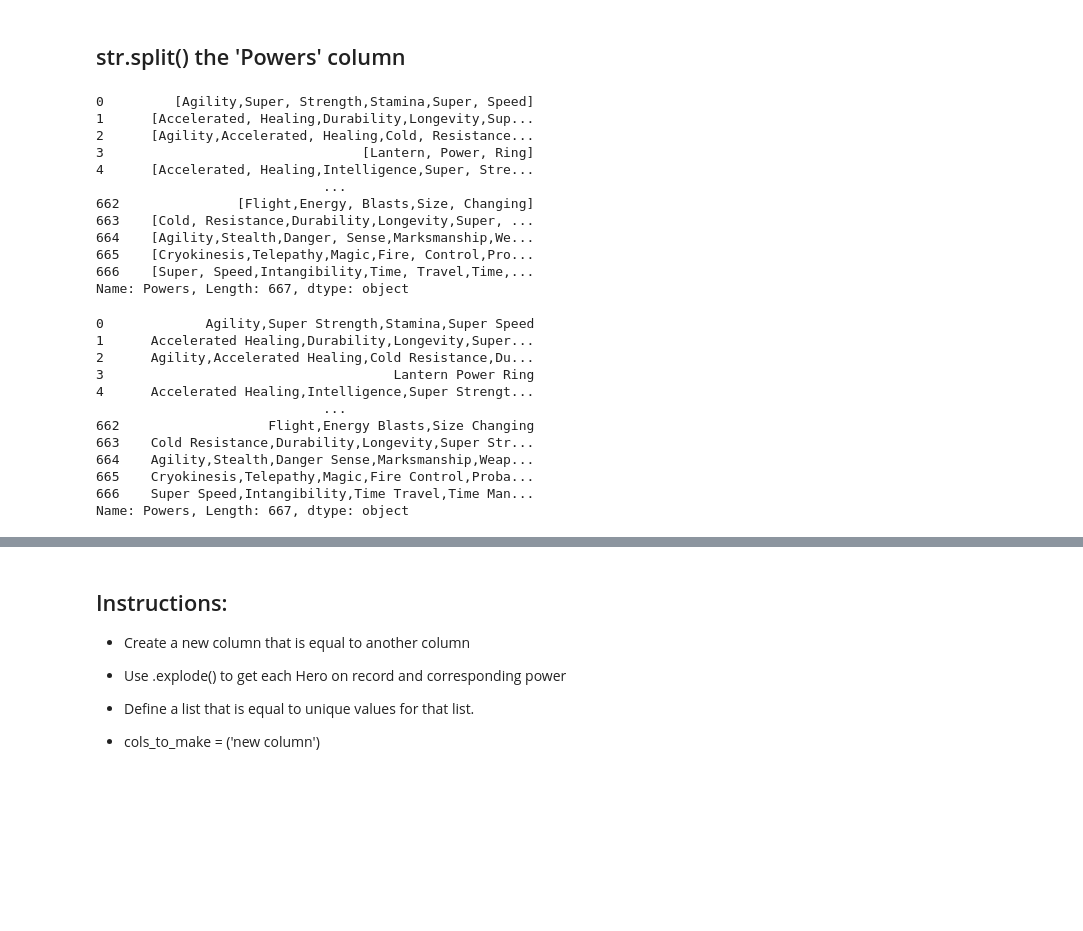
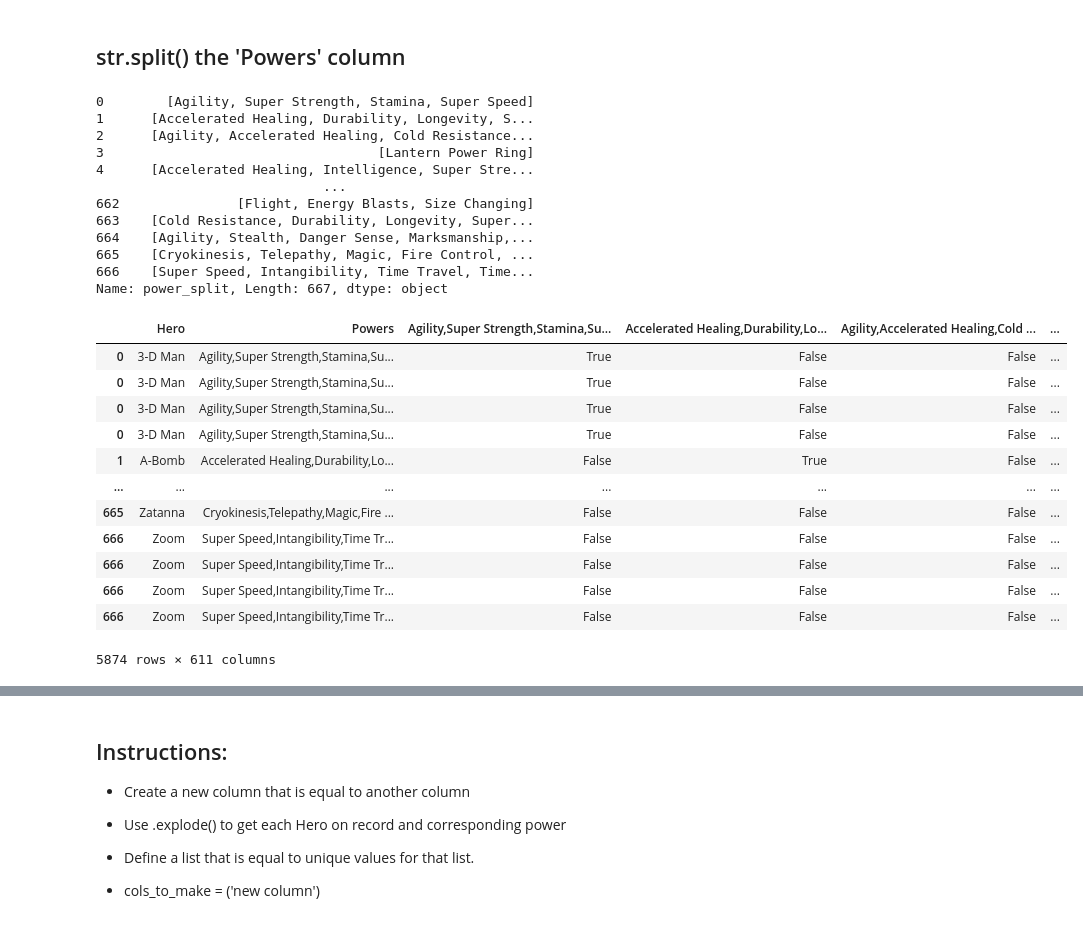
Before and after one commit to norgel/Superheroes, a Jupyter notebook: Superheroes.ipynb, the cells around one changed output, grey strips where cells are left out. Drawn from its saved outputs; the diff is of its cells as text; code cells hidden in the pictures; blank space fills up the shorter version.

```diff
--- a/Superheroes.ipynb
+++ b/Superheroes.ipynb
@@ -257,33 +255,36 @@ hero_powers['Powers'].value_counts().sum()
 ## str.split() the 'Powers' column
 # %%
 # use str.split() to get an exploded view of the 'Powers' column
-hero_powers['Powers'].str.split()
+hero_powers['power_split'] = hero_powers['Powers'].str.split(',', expand=False)
+hero_powers['power_split']
 # %% [output]
-0         [Agility,Super, Strength,Stamina,Super, Speed]
-1      [Accelerated, Healing,Durability,Longevity,Sup...
-2      [Agility,Accelerated, Healing,Cold, Resistance...
-3                                 [Lantern, Power, Ring]
-4      [Accelerated, Healing,Intelligence,Super, Stre...
+0        [Agility, Super Strength, Stamina, Super Speed]
+1      [Accelerated Healing, Durability, Longevity, S...
+2      [Agility, Accelerated Healing, Cold Resistance...
+3                                   [Lantern Power Ring]
+4      [Accelerated Healing, Intelligence, Super Stre...
                              ...
-662               [Flight,Energy, Blasts,Size, Changing]
-663    [Cold, Resistance,Durability,Longevity,Super, ...
-664    [Agility,Stealth,Danger, Sense,Marksmanship,We...
-665    [Cryokinesis,Telepathy,Magic,Fire, Control,Pro...
-666    [Super, Speed,Intangibility,Time, Travel,Time,...
-Name: Powers, Length: 667, dtype: object
+662               [Flight, Energy Blasts, Size Changing]
+663    [Cold Resistance, Durability, Longevity, Super...
+664    [Agility, Stealth, Danger Sense, Marksmanship,...
+665    [Cryokinesis, Telepathy, Magic, Fire Control, ...
+666    [Super Speed, Intangibility, Time Travel, Time...
+Name: power_split, Length: 667, dtype: object
 # %%
-hero_powers['Powers'].explode()
+power_explode = hero_powers.explode('power_split')
+power_explode
 # %% [output]
+|  | Hero | Powers | Agility,Super Strength,Stamina,Su... | Accelerated Healing,Durability,Lo... | Agility,Accelerated Healing,Cold ... | ... |
+| 0 | 3-D Man | Agility,Super Strength,Stamina,Su... | True | False | False | ... |
+| 0 | 3-D Man | Agility,Super Strength,Stamina,Su... | True | False | False | ... |
+| 0 | 3-D Man | Agility,Super Strength,Stamina,Su... | True | False | False | ... |
+| 0 | 3-D Man | Agility,Super Strength,Stamina,Su... | True | False | False | ... |
+| 1 | A-Bomb | Accelerated Healing,Durability,Lo... | False | True | False | ... |
+| ... | ... | ... | ... | ... | ... | ... |
+| 665 | Zatanna | Cryokinesis,Telepathy,Magic,Fire ... | False | False | False | ... |
+| 666 | Zoom | Super Speed,Intangibility,Time Tr... | False | False | False | ... |
+| 666 | Zoom | Super Speed,Intangibility,Time Tr... | False | False | False | ... |
+| 666 | Zoom | Super Speed,Intangibility,Time Tr... | False | False | False | ... |
+| 666 | Zoom | Super Speed,Intangibility,Time Tr... | False | False | False | ... |
-0             Agility,Super Strength,Stamina,Super Speed
-1      Accelerated Healing,Durability,Longevity,Super...
-2      Agility,Accelerated Healing,Cold Resistance,Du...
-3                                     Lantern Power Ring
-4      Accelerated Healing,Intelligence,Super Strengt...
-                             ...
-662                   Flight,Energy Blasts,Size Changing
-663    Cold Resistance,Durability,Longevity,Super Str...
-664    Agility,Stealth,Danger Sense,Marksmanship,Weap...
-665    Cryokinesis,Telepathy,Magic,Fire Control,Proba...
-666    Super Speed,Intangibility,Time Travel,Time Man...
-Name: Powers, Length: 667, dtype: object
+5874 rows × 611 columns
 # %%
```
Also changed, not shown: parts of 3 cells of this notebook.
